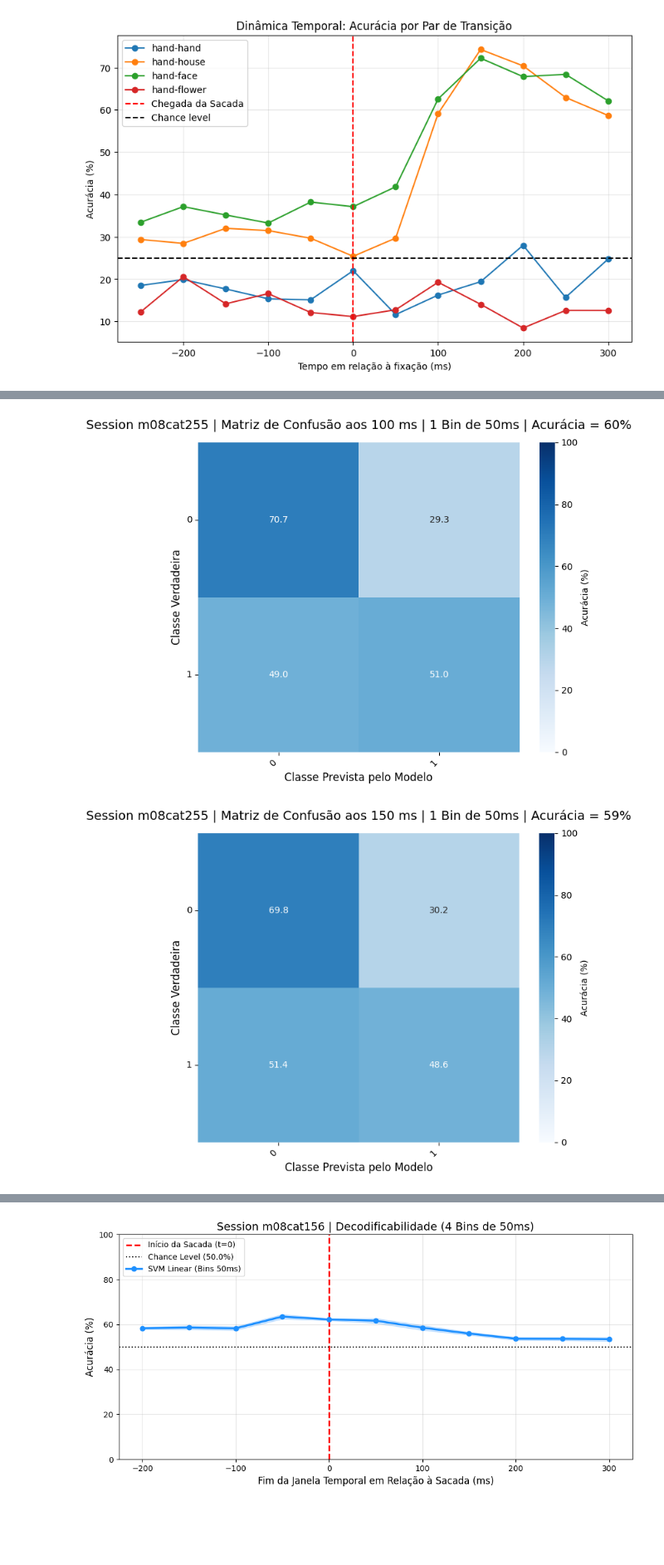
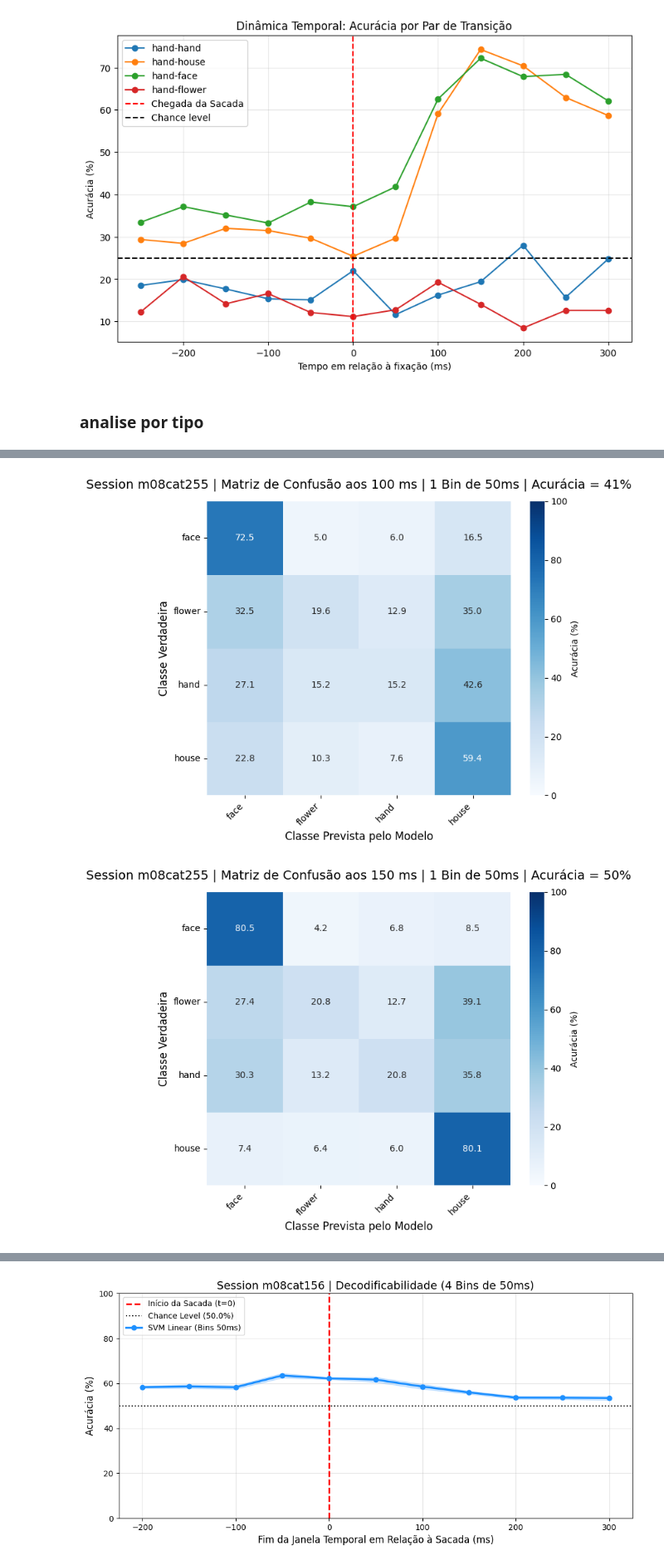
Before and after one commit to lucasdonaire/active-vision, a Jupyter notebook: organize_perif.ipynb, the cells around one changed output, grey strips where cells are left out. Shown at 83% size. Saved outputs shown, nothing was run; the diff lists cells and outputs as text; code cells hidden in the pictures; blank space fills up the shorter version.

```diff
--- a/organize_perif.ipynb
+++ b/organize_perif.ipynb
@@ -405,7 +405,7 @@ def get_df_trials_all_saccs(list_neuron_ids, path_destiny, list_prefered_cat, li
                 trial_presacc_time = trial_1sacc_time - trial_array_on_time
                 OFF_TIME_ANTERIOR = trial_1sacc_time
                 LOC_ANTERIOR = 0
-                CAT_ANTERIOR = 'FP'
+                CAT_ANTERIOR = 'fix_point'
                 for sacc_idx, sacc_data in enumerate(mat_data['SearchEye'][trial_idx][0][1:]): # 0 pq tudo ta num grande array, 1+ pq 0 é a fixação no FP
                     sti_loc_idx = sacc_data[3] # id da localização no array (0-20)
                     image_id = sacc_data[6] # id da imagem
@@ -415,19 +415,19 @@ def get_df_trials_all_saccs(list_neuron_ids, path_destiny, list_prefered_cat, li
                     SACC_VECTOR = dicio_sacc_vectors[(LOC_ANTERIOR, sti_loc_idx)]
                     VECTOR_IN_RF = False
                     if not pd.isnull(SACC_VECTOR):
-                        try:
-                            VECTOR_IN_RF = ROWS_RF_IN[int(SACC_VECTOR)]
-                        except Exception as e:
-                            print('=====')
-                            print(traceback.format_exc())
-                            print('---')
-                            print('rows rf in=',ROWS_RF_IN)
-                            print('---')
-                            print('sacc vector=',SACC_VECTOR)
-                            print('---')
-                            print(int(SACC_VECTOR))
-                            print('---')
-                            raise e
+                        # try:
+                        VECTOR_IN_RF = ROWS_RF_IN[int(SACC_VECTOR)]
+                        # except Exception as e:
+                            # print('=====')
+                            # print(traceback.format_exc())
+                            # print('---')
+                            # print('rows rf in=',ROWS_RF_IN)
+                            # print('---')
+                            # print('sacc vector=',SACC_VECTOR)
+                            # print('---')
+                            # print(int(SACC_VECTOR))
+                            # print('---')
+                            # raise e
                     rows_df.append([
                         neuron_id,
                         prefered_cat,
@@ -676,6 +704,8 @@ df_saccades = df_fov.drop_duplicates('trial+sacc').set_index('trial+sacc')
 dict_cat_anterior = df_saccades['img_cath_anterior'].to_dict()
 dict_Y_cat = df_saccades['sacc_img_cath'].to_dict()
 dict_Y_equality = (df_saccades['sacc_img_cath'] == df_saccades['img_cath_anterior']).astype(int).to_dict()
+dict_cue = df_saccades['cue_cath'].to_dict()
+dict_Y_is_cue = (df_saccades['sacc_img_cath'] == df_saccades['cue_cath']).astype(int).to_dict()
 
 # C) Converter dicio_firings para arrays NumPy (em ms) UMA ÚNICA VEZ
 # E ordenamos para podermos usar algoritmos de pesquisa rápida (binary search)
@@ -695,6 +725,8 @@ for saccade_id in saccades_order:
     data_model_row = {
         'Y_cat':dict_Y_cat.get(saccade_id, 0),
         'Y_equality': dict_Y_equality.get(saccade_id, 0),
+        'Y_is_cue': dict_Y_is_cue.get(saccade_id, 0),
+        'cat_cue': dict_cue.get(saccade_id, 0),
         'cat_anterior': dict_cat_anterior.get(saccade_id, 0),
         'transition':f'{dict_cat_anterior.get(saccade_id, 0)}-{dict_Y_cat.get(saccade_id, 0)}'
 }
@@ -1146,8 +1218,8 @@ start_time, bin_width, step
 res_generic = run_temporal_decoding_generic(
     df_run_model=df_run_model,
     start_time=start_time,
-    decoding_type='CHANGE_OF_CATEGORY',
-    # decoding_type='CATEGORY',
+    # decoding_type='CHANGE_OF_CATEGORY',
+    decoding_type='CATEGORY',
     bin_width=bin_width,
     step=step,
     # window_size_bins=4
@@ -1427,6 +1751,8 @@ plt.show()
 # %% [output]
 [figure]
 [figure]
+# %% [markdown]
+### analise por tipo
 # %%
 # plot_temporal_confusion_matrix(res_generic, target_time_ms=-200,str_bins='1 Bin de 50ms')
 # plot_temporal_confusion_matrix(res_generic, target_time_ms=-150,str_bins='1 Bin de 50ms')
@@ -1436,4 +1762,5 @@ plot_temporal_confusion_matrix(res_generic, target_time_ms=0,str_bins='1 Bin de
 plot_temporal_confusion_matrix(res_generic, target_time_ms=50,str_bins='1 Bin de 50ms')
 plot_temporal_confusion_matrix(res_generic, target_time_ms=100,str_bins='1 Bin de 50ms')
 plot_temporal_confusion_matrix(res_generic, target_time_ms=150,str_bins='1 Bin de 50ms')
+plot_temporal_confusion_matrix(res_generic, target_time_ms=200,str_bins='1 Bin de 50ms')
 # %% [output]
@@ -1444,2 +1771,2 @@ plot_temporal_confusion_matrix(res_generic, target_time_ms=150,str_bins='1 Bin d
-[figure, old version]
+[figure, new version]
-[figure, old version]
+[figure, new version]
```
Also changed, not shown: parts of 32 cells of this notebook, 4 other files.
